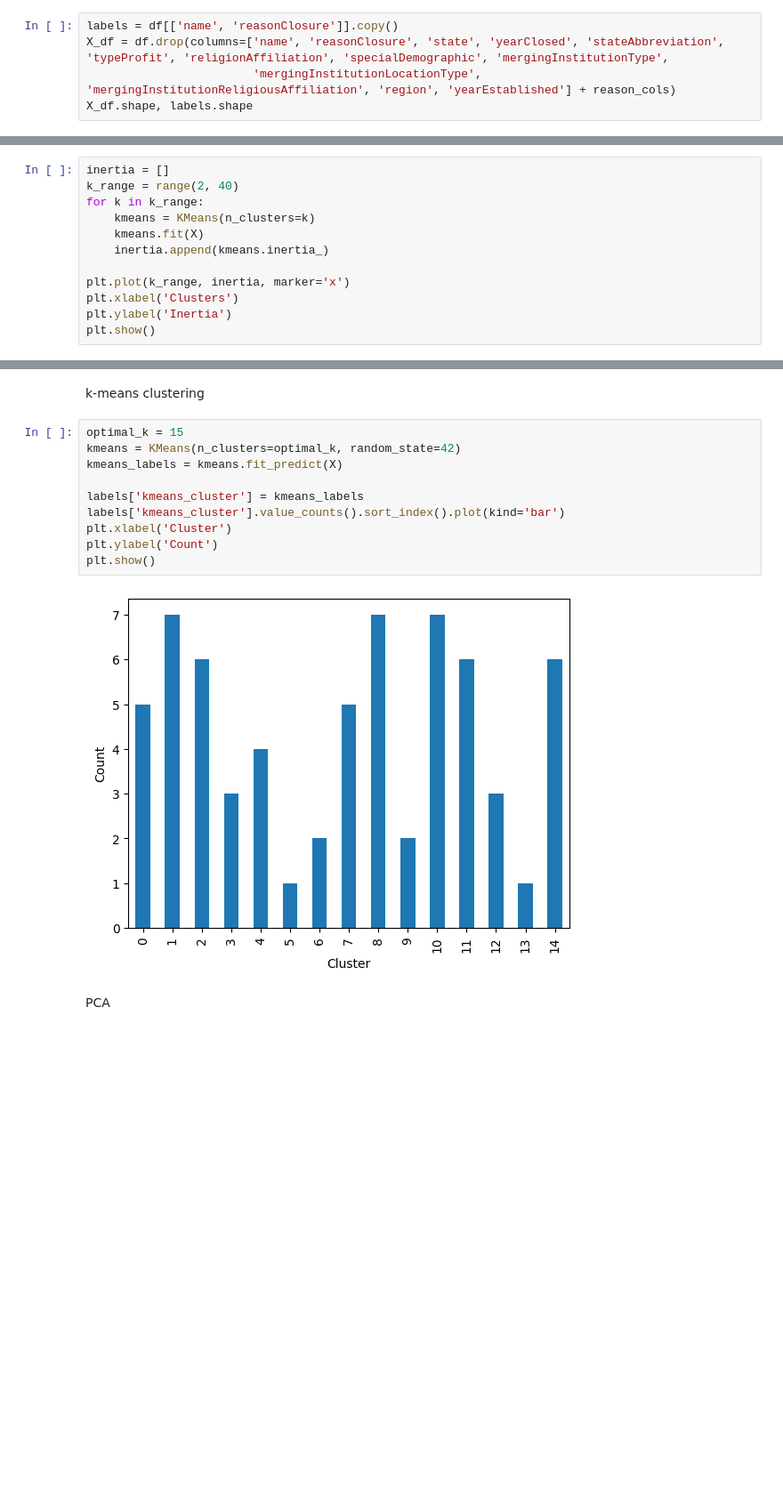
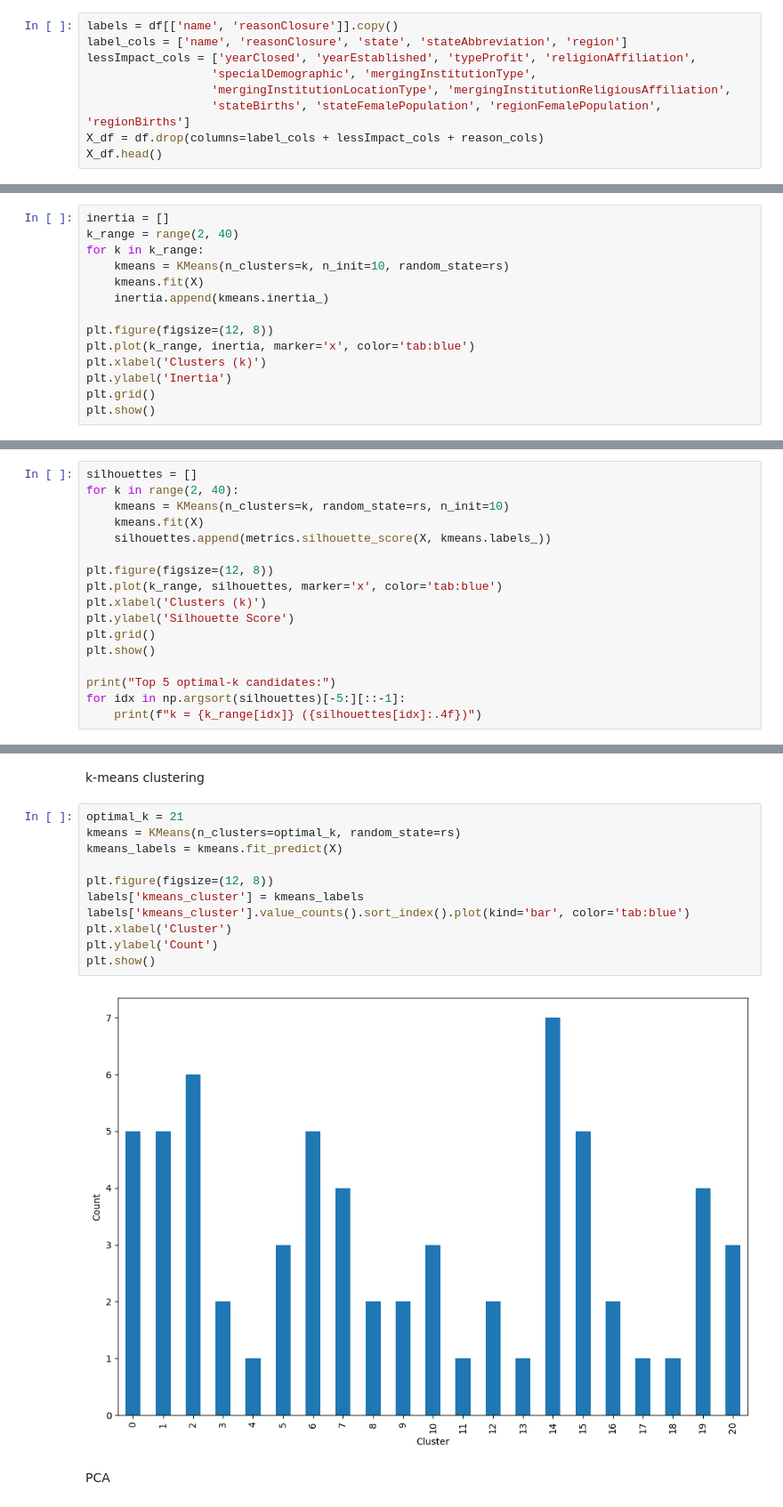
Before and after one commit to SepehrAkbari/enrollment-cliff, a Jupyter notebook: data/analysis.ipynb, the cells around one changed output, grey strips where cells are left out. Shown at 89% size. Drawn from its saved outputs; the diff is of its cells as text; blank space fills up the shorter version.

```diff
--- a/data/analysis.ipynb
+++ b/data/analysis.ipynb
@@ -59,7 +70,11 @@ df.head()
 splitting
 # %%
 labels = df[['name', 'reasonClosure']].copy()
-X_df = df.drop(columns=['name', 'reasonClosure', 'state', 'yearClosed', 'stateAbbreviation', 'typeProfit', 'religionAffiliation', 'specialDemographic', 'mergingInstitutionType',
-                        'mergingInstitutionLocationType', 'mergingInstitutionReligiousAffiliation', 'region', 'yearEstablished'] + reason_cols)
-X_df.shape, labels.shape
+label_cols = ['name', 'reasonClosure', 'state', 'stateAbbreviation', 'region']
+lessImpact_cols = ['yearClosed', 'yearEstablished', 'typeProfit', 'religionAffiliation',
+                  'specialDemographic', 'mergingInstitutionType',
+                  'mergingInstitutionLocationType', 'mergingInstitutionReligiousAffiliation',
+                  'stateBirths', 'stateFemalePopulation', 'regionFemalePopulation', 'regionBirths']
+X_df = df.drop(columns=label_cols + lessImpact_cols + reason_cols)
+X_df.head()
 # %% [output]
@@ -104,12 +125,14 @@ finding the number of clusters
 inertia = []
 k_range = range(2, 40)
 for k in k_range:
-    kmeans = KMeans(n_clusters=k)
+    kmeans = KMeans(n_clusters=k, n_init=10, random_state=rs)
     kmeans.fit(X)
     inertia.append(kmeans.inertia_)
 
-plt.plot(k_range, inertia, marker='x')
-plt.xlabel('Clusters')
+plt.figure(figsize=(12, 8))
+plt.plot(k_range, inertia, marker='x', color='tab:blue')
+plt.xlabel('Clusters (k)')
 plt.ylabel('Inertia')
+plt.grid()
 plt.show()
 # %% [output]
@@ -116,0 +140,17 @@ plt.show()
+# %%
+silhouettes = []
+for k in range(2, 40):
+    kmeans = KMeans(n_clusters=k, random_state=rs, n_init=10)
+    kmeans.fit(X)
+    silhouettes.append(metrics.silhouette_score(X, kmeans.labels_))
+
+plt.figure(figsize=(12, 8))
+plt.plot(k_range, silhouettes, marker='x', color='tab:blue')
+plt.xlabel('Clusters (k)')
+plt.ylabel('Silhouette Score')
+plt.grid()
+plt.show()
+
+print("Top 5 optimal-k candidates:")
+for idx in np.argsort(silhouettes)[-5:][::-1]:
+    print(f"k = {k_range[idx]} ({silhouettes[idx]:.4f})")
@@ -117,17 +165,18 @@ plt.show()
 # %% [markdown]
 k-means clustering
 # %%
-optimal_k = 15
-kmeans = KMeans(n_clusters=optimal_k, random_state=42)
+optimal_k = 21
+kmeans = KMeans(n_clusters=optimal_k, random_state=rs)
 kmeans_labels = kmeans.fit_predict(X)
 
+plt.figure(figsize=(12, 8))
 labels['kmeans_cluster'] = kmeans_labels
-labels['kmeans_cluster'].value_counts().sort_index().plot(kind='bar')
+labels['kmeans_cluster'].value_counts().sort_index().plot(kind='bar', color='tab:blue')
 plt.xlabel('Cluster')
 plt.ylabel('Count')
 plt.show()
 # %% [output]
-[figure, old version]
+[figure, new version]
 # %% [markdown]
 PCA
 # %%
```
Also changed, not shown: parts of 19 cells of this notebook, 11 other files.
